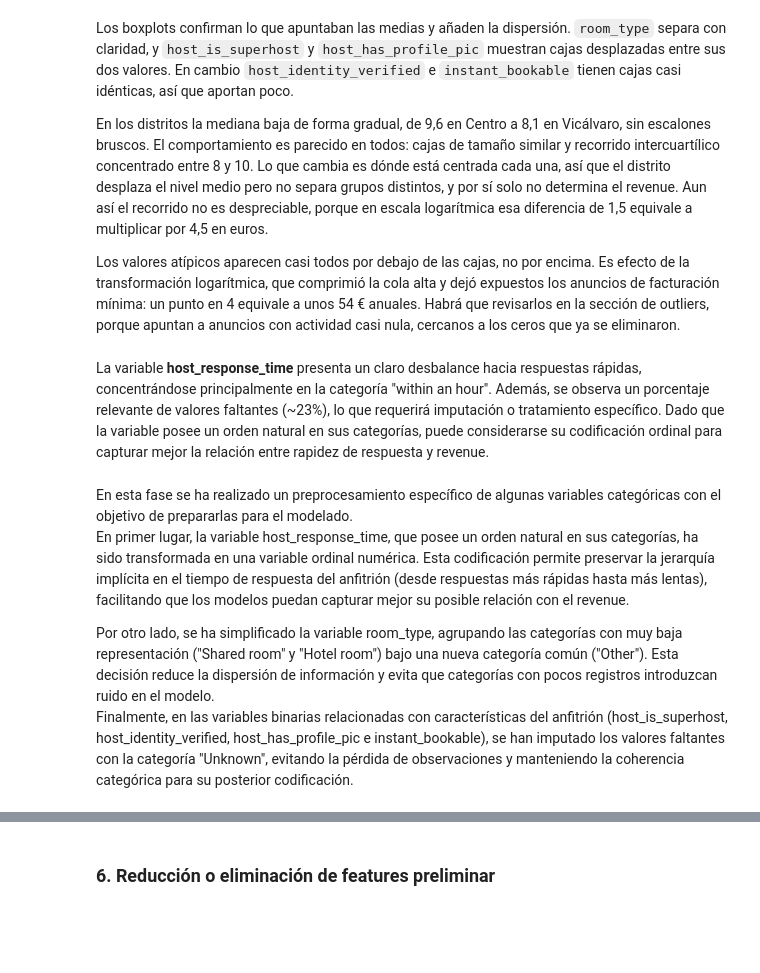
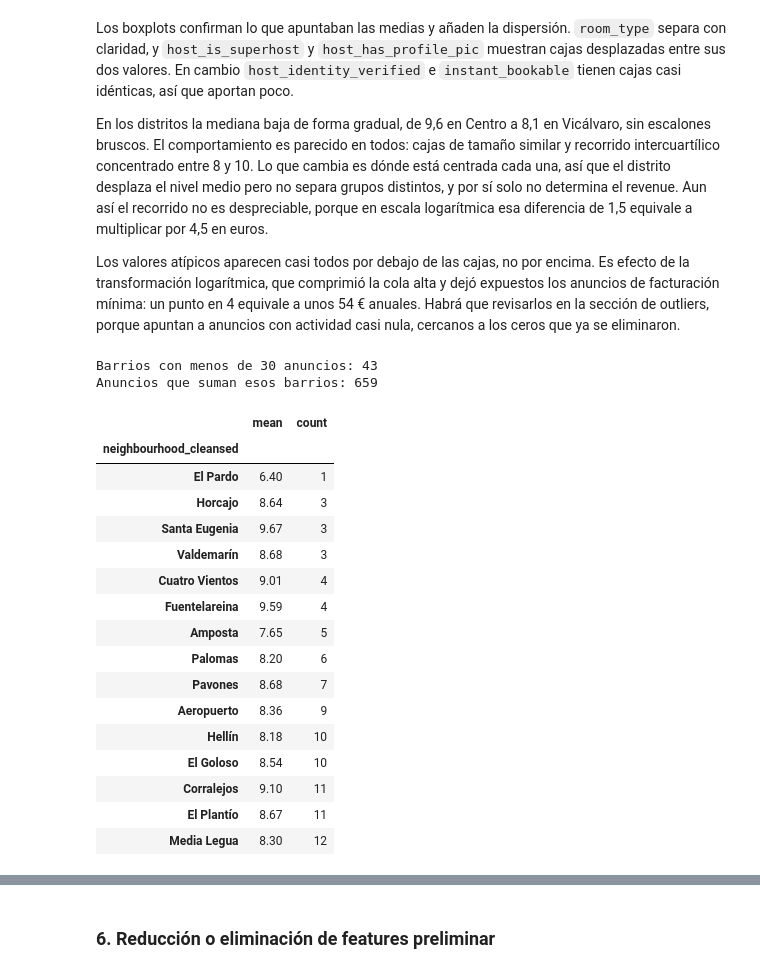
Before and after one commit to HimuraFresh/madrid-rental-revenue-prediction, a Jupyter notebook: notebooks/main.ipynb, the cells around one changed output, grey strips where cells are left out. Drawn from its saved outputs; the diff is of its cells as text; code cells hidden in the pictures; blank space fills up the shorter version.

```diff
--- a/notebooks/main.ipynb
+++ b/notebooks/main.ipynb
@@ -1008,2 +1001,0 @@ df["host_response_time"].value_counts(dropna=False)
-# %% [markdown]
-La variable **host_response_time** presenta un claro desbalance hacia respuestas rápidas, concentrándose principalmente en la categoría "within an hour". Además, se observa un porcentaje relevante de valores faltantes (~23%), lo que requerirá imputación o tratamiento específico. Dado que la variable posee un orden natural en sus categorías, puede considerarse su codificación ordinal para capturar mejor la relación entre rapidez de respuesta y revenue.
@@ -1030,4 +1002,31 @@ for c in bin_cols:
-# %% [markdown]
-En esta fase se ha realizado un preprocesamiento específico de algunas variables categóricas con el objetivo de prepararlas para el modelado.<br>En primer lugar, la variable host_response_time, que posee un orden natural en sus categorías, ha sido transformada en una variable ordinal numérica. Esta codificación permite preservar la jerarquía implícita en el tiempo de respuesta del anfitrión (desde respuestas más rápidas hasta más lentas), facilitando que los modelos puedan capturar mejor su posible relación con el revenue.
-
-Por otro lado, se ha simplificado la variable room_type, agrupando las categorías con muy baja representación ("Shared room" y "Hotel room") bajo una nueva categoría común ("Other"). Esta decisión reduce la dispersión de información y evita que categorías con pocos registros introduzcan ruido en el modelo.<br>Finalmente, en las variables binarias relacionadas con características del anfitrión (host_is_superhost, host_identity_verified, host_has_profile_pic e instant_bookable), se han imputado los valores faltantes con la categoría "Unknown", evitando la pérdida de observaciones y manteniendo la coherencia categórica para su posterior codificación.
+# %%
+barrios = (
+    y_train_log.groupby(X_train["neighbourhood_cleansed"])
+    .agg(["mean", "count"])
+    .sort_values("count")
+)
+
+print("Barrios con menos de 30 anuncios:", (barrios["count"] < 30).sum())
+print("Anuncios que suman esos barrios:", barrios.loc[barrios["count"] < 30, "count"].sum())
+
+barrios.head(15)
+# %% [output]
+Barrios con menos de 30 anuncios: 43
+Anuncios que suman esos barrios: 659
+|  | mean | count |
+| neighbourhood_cleansed |  |  |
+| El Pardo | 6.40 | 1 |
+| Horcajo | 8.64 | 3 |
+| Santa Eugenia | 9.67 | 3 |
+| Valdemarín | 8.68 | 3 |
+| Cuatro Vientos | 9.01 | 4 |
+| Fuentelareina | 9.59 | 4 |
+| Amposta | 7.65 | 5 |
+| Palomas | 8.20 | 6 |
+| Pavones | 8.68 | 7 |
+| Aeropuerto | 8.36 | 9 |
+| Hellín | 8.18 | 10 |
+| El Goloso | 8.54 | 10 |
+| Corralejos | 9.10 | 11 |
+| El Plantío | 8.67 | 11 |
+| Media Legua | 8.30 | 12 |
```
Also changed, not shown: parts of 6 cells of this notebook.
